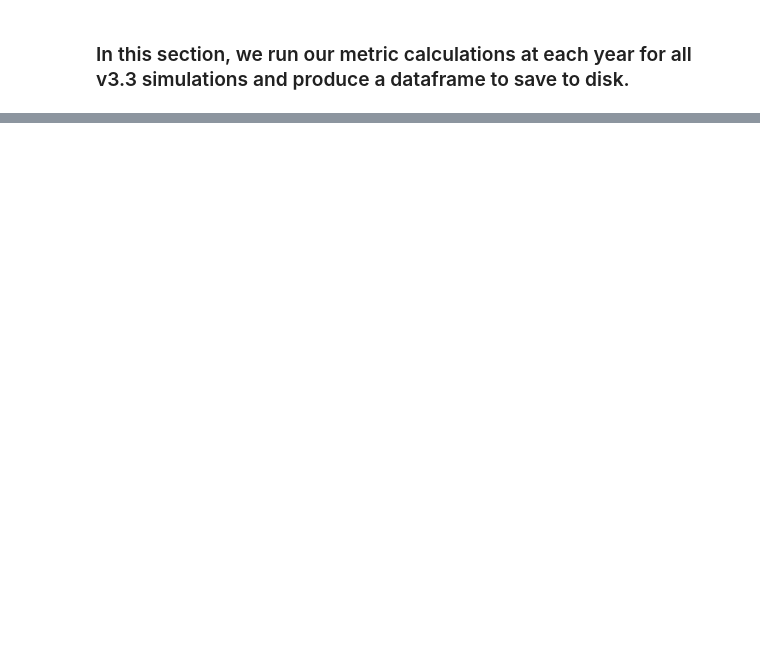
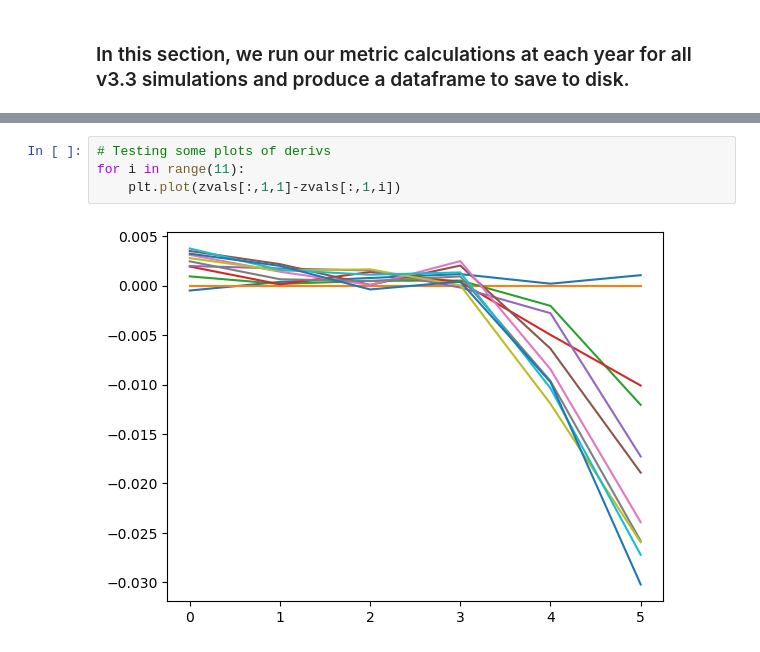
Before and after one commit to LSSTDESC/ObsStrat, a Jupyter notebook: code/meanz_uniformity/iband_to_meanz_jn.ipynb, the cells around one changed output, grey strips where cells are left out. Drawn from its saved outputs; the diff is of its cells as text; blank space fills up the shorter version.

```diff
--- a/code/meanz_uniformity/iband_to_meanz_jn.ipynb
+++ b/code/meanz_uniformity/iband_to_meanz_jn.ipynb
@@ -172,0 +160,6 @@ mzmod.plot_metric_by_year(v33_df, 'Mean i-band depth')
+# %%
+# Testing some plots of derivs
+for i in range(11):
+    plt.plot(zvals[:,1,1]-zvals[:,1,i])
+# %% [output]
+[figure, added]
```
Also changed, not shown: parts of 15 cells of this notebook, 2 other files.
